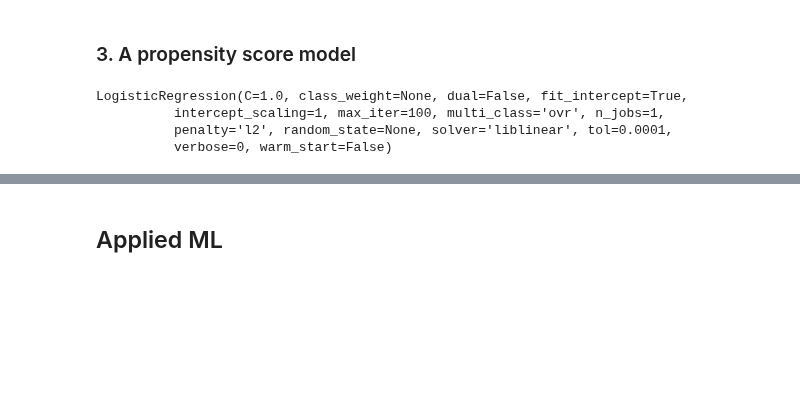
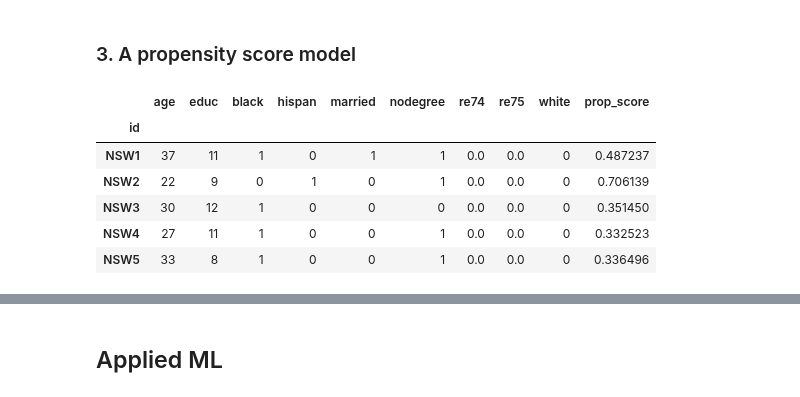
Before and after one commit to adamkozak/ADA2017-project, a Jupyter notebook: Homework/04 - Applied ML/Homework 4.ipynb, the cells around one changed output, grey strips where cells are left out. Cells and saved outputs as stored; diff of their text form; code cells hidden in the pictures; blank space fills up the shorter version.

Commit message:
prop scores

```diff
--- a/Homework/04 - Applied ML/Homework 4.ipynb
+++ b/Homework/04 - Applied ML/Homework 4.ipynb
@@ -284,25 +284,37 @@ Here, we can see that, again, the two distributions are very different and that
 # %%
 from sklearn import linear_model
 logistic = linear_model.LogisticRegression()
 import numpy as np
 
 # X = training vector of shape (number of samples, number of features)
 # Y = Target vector relative to X with shape (number of samples)
 X=Lalonde_df.copy()
 
 # Add 'white' as binary variable, with value 1 if 'black' and 'hispan' are both 0
 # (It was specified in the assignment that we only have black, hispanic or white
 # people, otherwise this would be named 'non-black-non-hispanic' or similar)
 X['white'] = np.where((X['black'] == 0) & (X['hispan'] == 0), 1, 0)
 
 # Propensity score must be based on the pre treatment features
 del X['treat']
 del X['re78']
 y=Lalonde_df.treat
 
 logistic.fit(X,y)
+
+pred = logistic.predict_proba(X)
+
+
+
+# Take the first element of each propensity score, since they sum to 1
+X['prop_score'] = pred[:,0]
+
+X.head()
 # %% [output]
-LogisticRegression(C=1.0, class_weight=None, dual=False, fit_intercept=True,
-          intercept_scaling=1, max_iter=100, multi_class='ovr', n_jobs=1,
-          penalty='l2', random_state=None, solver='liblinear', tol=0.0001,
-          verbose=0, warm_start=False)
+|  | age | educ | black | hispan | married | nodegree | re74 | re75 | white | prop_score |
+| id |  |  |  |  |  |  |  |  |  |  |
+| NSW1 | 37 | 11 | 1 | 0 | 1 | 1 | 0.0 | 0.0 | 0 | 0.487237 |
+| NSW2 | 22 | 9 | 0 | 1 | 0 | 1 | 0.0 | 0.0 | 0 | 0.706139 |
+| NSW3 | 30 | 12 | 1 | 0 | 0 | 0 | 0.0 | 0.0 | 0 | 0.351450 |
+| NSW4 | 27 | 11 | 1 | 0 | 0 | 1 | 0.0 | 0.0 | 0 | 0.332523 |
+| NSW5 | 33 | 8 | 1 | 0 | 0 | 1 | 0.0 | 0.0 | 0 | 0.336496 |
```
Also changed, not shown: parts of 1 cell of this notebook.
